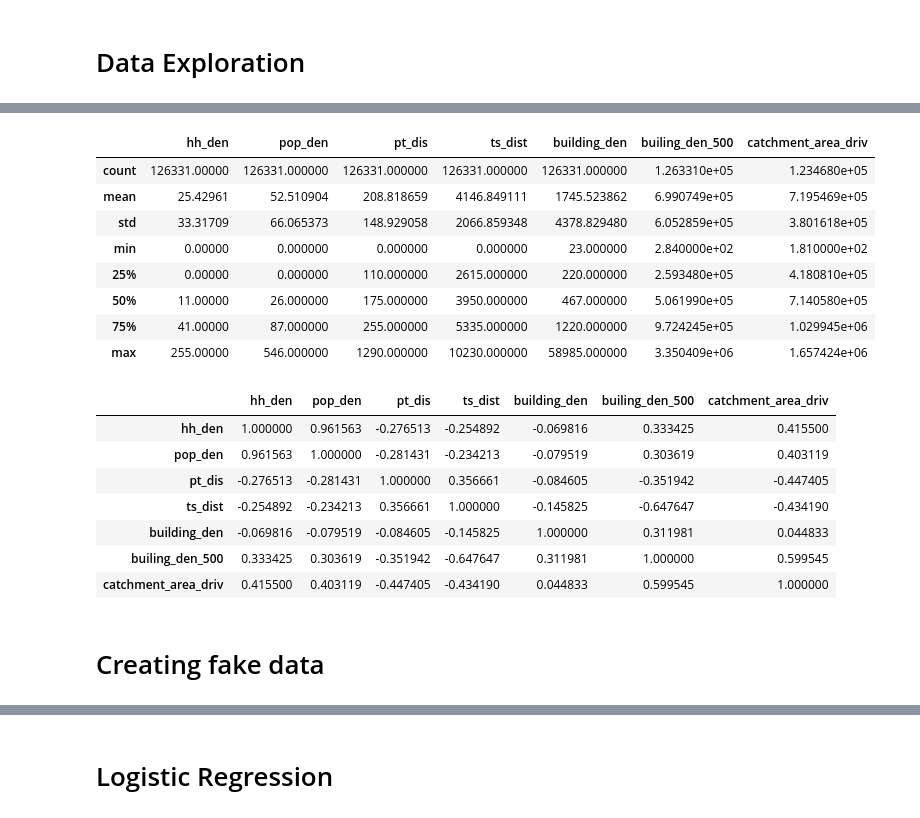
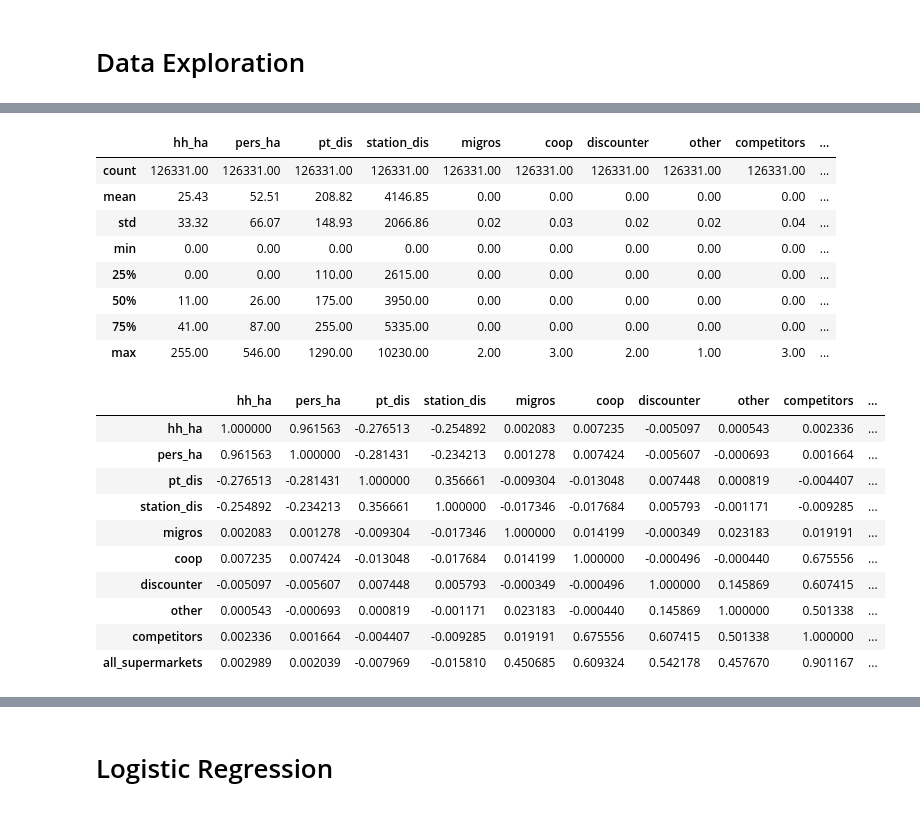
Before and after one commit to martrip/migros_data_challange, a Jupyter notebook: code/DataExploration.ipynb, the cells around one changed output, grey strips where cells are left out. Drawn from its saved outputs; the diff is of its cells as text; code cells hidden in the pictures.

Commit message:
Adding data exploration

```diff
--- a/code/DataExploration.ipynb
+++ b/code/DataExploration.ipynb
@@ -32,6 +22,6 @@ import pandas as pd
 - **net_acc:** Size of catchment area in 2 min driving time
 # %%
 # Read GeoFeatures_Zurich_provided_by_UrbanDataLabs file
-df = pd.read_csv("GeoFeatures_Zurich_provided_by_UrbanDataLabs.csv")
+df = pd.read_csv("GeoFeatures_Zurich_and_supermarkets.csv")
 df.head()
 # %% [output]
@@ -44,9 +41,3 @@ df.head()
 # %%
 # Select columns
-df = df[["lat", "lng", "hh_ha", "pers_ha", "pt_dis", "station_dis", "bldg_foot", "bldg_500", "net_acc"]]
-df = df.rename(columns={"hh_ha": "hh_den",
-                        "pers_ha": "pop_den",
-                        "station_dis": "ts_dist",
-                        "bldg_foot" : "building_den",
-                        "bldg_500": "builing_den_500",
-                        "net_acc": "catchment_area_driv"})
+df = df[["hh_ha", "pers_ha", "pt_dis", "station_dis", "migros", "coop", "discounter", "other", "competitors", "all_supermarkets"]]
@@ -54,6 +59,12 @@ df = df.rename(columns={"hh_ha": "hh_den",
 # Null values
 
 # Summary by column
-summary_nulls = df.isnull().sum()/len(df)*100
+summary_nulls = df.isnull().sum() / len(df)*100
+print(summary_nulls)
+
+# Replace nulls with 0's
+df = df.fillna(0)
+
+summary_nulls = df.isnull().sum() / len(df)*100
 summary_nulls
 # %% [output]
@@ -71,13 +93,16 @@ dtype: float64
+# %%
+# Data cleaning
+
+df[df["migros"] == 2] = 1
 # %%
-df_corr = df[["hh_den", "pop_den", "pt_dis", "ts_dist", "building_den", "builing_den_500", "catchment_area_driv"]]
-df_corr.describe()
+round(df.describe(),2)
 # %% [output]
-|  | hh_den | pop_den | pt_dis | ts_dist | building_den | builing_den_500 | catchment_area_driv |
-| count | 126331.00000 | 126331.000000 | 126331.000000 | 126331.000000 | 126331.000000 | 1.263310e+05 | 1.234680e+05 |
-| mean | 25.42961 | 52.510904 | 208.818659 | 4146.849111 | 1745.523862 | 6.990749e+05 | 7.195469e+05 |
-| std | 33.31709 | 66.065373 | 148.929058 | 2066.859348 | 4378.829480 | 6.052859e+05 | 3.801618e+05 |
-| min | 0.00000 | 0.000000 | 0.000000 | 0.000000 | 23.000000 | 2.840000e+02 | 1.810000e+02 |
-| 25% | 0.00000 | 0.000000 | 110.000000 | 2615.000000 | 220.000000 | 2.593480e+05 | 4.180810e+05 |
-| 50% | 11.00000 | 26.000000 | 175.000000 | 3950.000000 | 467.000000 | 5.061990e+05 | 7.140580e+05 |
-| 75% | 41.00000 | 87.000000 | 255.000000 | 5335.000000 | 1220.000000 | 9.724245e+05 | 1.029945e+06 |
-| max | 255.00000 | 546.000000 | 1290.000000 | 10230.000000 | 58985.000000 | 3.350409e+06 | 1.657424e+06 |
+|  | hh_ha | pers_ha | pt_dis | station_dis | migros | coop | discounter | other | competitors | ... |
+| count | 126331.00 | 126331.00 | 126331.00 | 126331.00 | 126331.00 | 126331.00 | 126331.00 | 126331.00 | 126331.00 | ... |
+| mean | 25.43 | 52.51 | 208.82 | 4146.85 | 0.00 | 0.00 | 0.00 | 0.00 | 0.00 | ... |
+| std | 33.32 | 66.07 | 148.93 | 2066.86 | 0.02 | 0.03 | 0.02 | 0.02 | 0.04 | ... |
+| min | 0.00 | 0.00 | 0.00 | 0.00 | 0.00 | 0.00 | 0.00 | 0.00 | 0.00 | ... |
+| 25% | 0.00 | 0.00 | 110.00 | 2615.00 | 0.00 | 0.00 | 0.00 | 0.00 | 0.00 | ... |
+| 50% | 11.00 | 26.00 | 175.00 | 3950.00 | 0.00 | 0.00 | 0.00 | 0.00 | 0.00 | ... |
+| 75% | 41.00 | 87.00 | 255.00 | 5335.00 | 0.00 | 0.00 | 0.00 | 0.00 | 0.00 | ... |
+| max | 255.00 | 546.00 | 1290.00 | 10230.00 | 2.00 | 3.00 | 2.00 | 1.00 | 3.00 | ... |
@@ -84,14 +111,15 @@ df_corr.describe()
 # %%
 # Correlation?
-df_corr.corr(method="pearson")
+df.corr(method="pearson")
 # %% [output]
-|  | hh_den | pop_den | pt_dis | ts_dist | building_den | builing_den_500 | catchment_area_driv |
-| hh_den | 1.000000 | 0.961563 | -0.276513 | -0.254892 | -0.069816 | 0.333425 | 0.415500 |
-| pop_den | 0.961563 | 1.000000 | -0.281431 | -0.234213 | -0.079519 | 0.303619 | 0.403119 |
-| pt_dis | -0.276513 | -0.281431 | 1.000000 | 0.356661 | -0.084605 | -0.351942 | -0.447405 |
-| ts_dist | -0.254892 | -0.234213 | 0.356661 | 1.000000 | -0.145825 | -0.647647 | -0.434190 |
-| building_den | -0.069816 | -0.079519 | -0.084605 | -0.145825 | 1.000000 | 0.311981 | 0.044833 |
-| builing_den_500 | 0.333425 | 0.303619 | -0.351942 | -0.647647 | 0.311981 | 1.000000 | 0.599545 |
-| catchment_area_driv | 0.415500 | 0.403119 | -0.447405 | -0.434190 | 0.044833 | 0.599545 | 1.000000 |
+|  | hh_ha | pers_ha | pt_dis | station_dis | migros | coop | discounter | other | competitors | ... |
+| hh_ha | 1.000000 | 0.961563 | -0.276513 | -0.254892 | 0.002083 | 0.007235 | -0.005097 | 0.000543 | 0.002336 | ... |
+| pers_ha | 0.961563 | 1.000000 | -0.281431 | -0.234213 | 0.001278 | 0.007424 | -0.005607 | -0.000693 | 0.001664 | ... |
+| pt_dis | -0.276513 | -0.281431 | 1.000000 | 0.356661 | -0.009304 | -0.013048 | 0.007448 | 0.000819 | -0.004407 | ... |
+| station_dis | -0.254892 | -0.234213 | 0.356661 | 1.000000 | -0.017346 | -0.017684 | 0.005793 | -0.001171 | -0.009285 | ... |
+| migros | 0.002083 | 0.001278 | -0.009304 | -0.017346 | 1.000000 | 0.014199 | -0.000349 | 0.023183 | 0.019191 | ... |
+| coop | 0.007235 | 0.007424 | -0.013048 | -0.017684 | 0.014199 | 1.000000 | -0.000496 | -0.000440 | 0.675556 | ... |
+| discounter | -0.005097 | -0.005607 | 0.007448 | 0.005793 | -0.000349 | -0.000496 | 1.000000 | 0.145869 | 0.607415 | ... |
+| other | 0.000543 | -0.000693 | 0.000819 | -0.001171 | 0.023183 | -0.000440 | 0.145869 | 1.000000 | 0.501338 | ... |
+| competitors | 0.002336 | 0.001664 | -0.004407 | -0.009285 | 0.019191 | 0.675556 | 0.607415 | 0.501338 | 1.000000 | ... |
+| all_supermarkets | 0.002989 | 0.002039 | -0.007969 | -0.015810 | 0.450685 | 0.609324 | 0.542178 | 0.457670 | 0.901167 | ... |
-# %% [markdown]
-# Creating fake data
```
Also changed, not shown: parts of 11 cells of this notebook, 1 other file.
